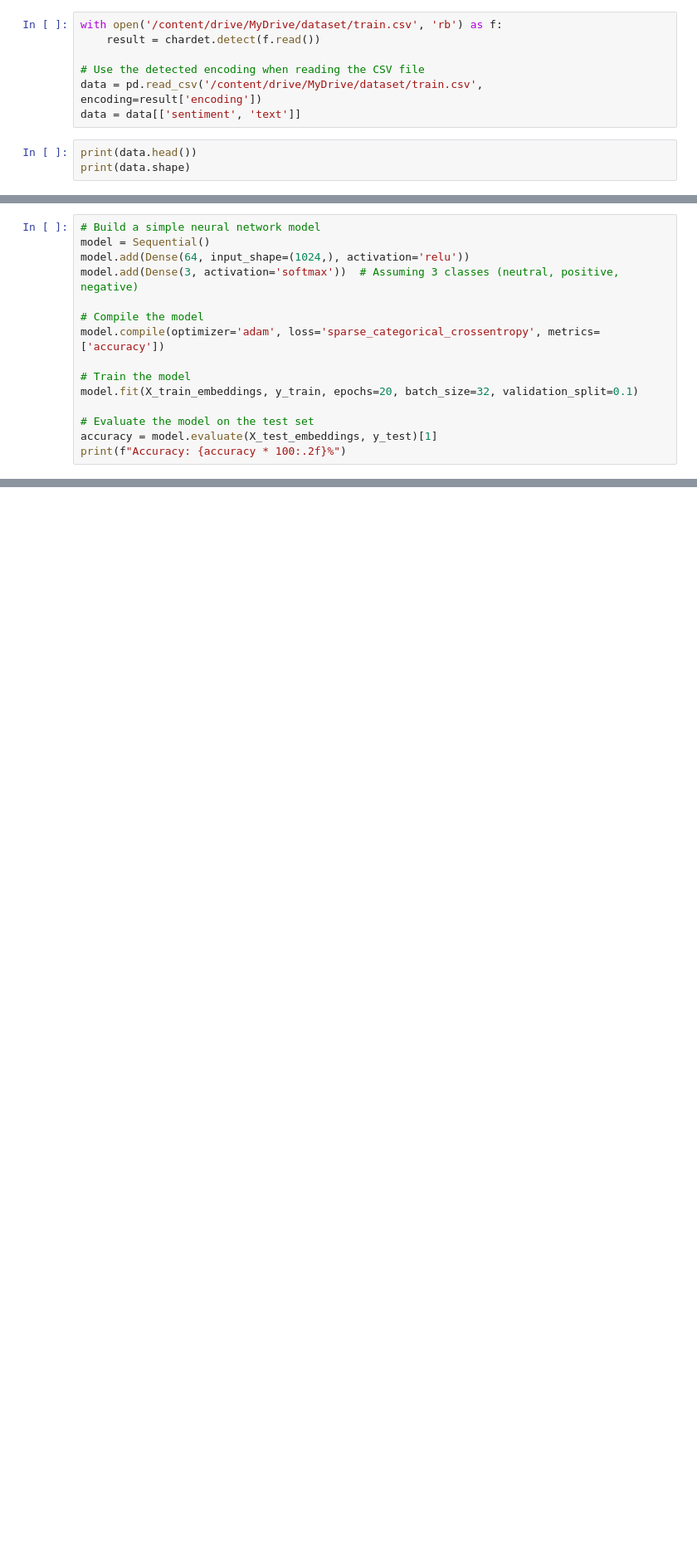
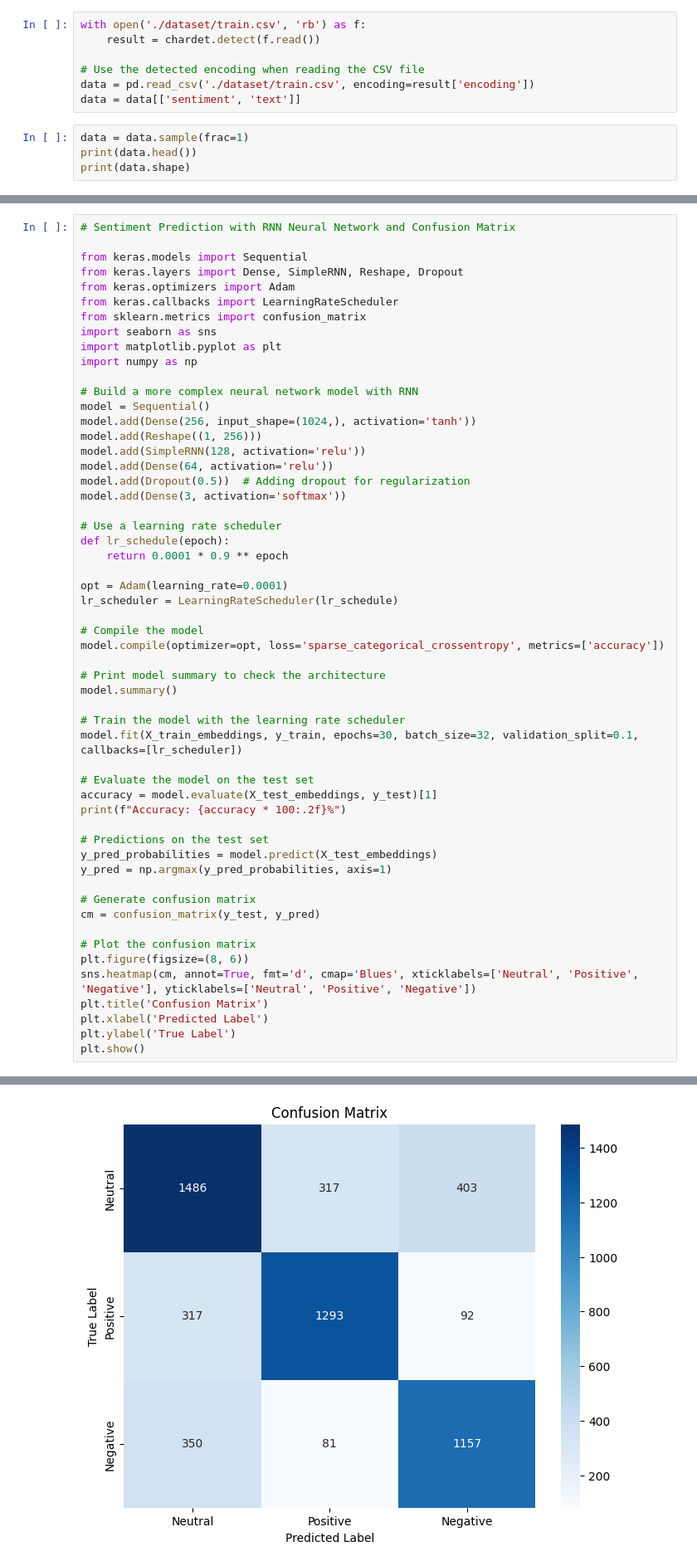
Before and after one commit to facebookresearch/LASER, a Jupyter notebook: tasks/SentimentAnalysis/SentimentAnalysis.ipynb, the cells around one changed output, grey strips where cells are left out. Shown at 83% size. Saved outputs shown, nothing was run; the diff lists cells and outputs as text; blank space fills up the shorter version.

```diff
--- a/tasks/SentimentAnalysis/SentimentAnalysis.ipynb
+++ b/tasks/SentimentAnalysis/SentimentAnalysis.ipynb
@@ -16,10 +67,11 @@ from tqdm import tqdm
 # %%
-with open('/content/drive/MyDrive/dataset/train.csv', 'rb') as f:
+with open('./dataset/train.csv', 'rb') as f:
     result = chardet.detect(f.read())
 
 # Use the detected encoding when reading the CSV file
-data = pd.read_csv('/content/drive/MyDrive/dataset/train.csv', encoding=result['encoding'])
+data = pd.read_csv('./dataset/train.csv', encoding=result['encoding'])
 data = data[['sentiment', 'text']]
 # %%
+data = data.sample(frac=1)
 print(data.head())
 print(data.shape)
@@ -82,15 +158,56 @@ X_test_embeddings = np.array(X_test_embeddings)
-# %%
-# Build a simple neural network model
-model = Sequential()
-model.add(Dense(64, input_shape=(1024,), activation='relu'))
-model.add(Dense(3, activation='softmax'))  # Assuming 3 classes (neutral, positive, negative)
-
-# Compile the model
-model.compile(optimizer='adam', loss='sparse_categorical_crossentropy', metrics=['accuracy'])
-
-# Train the model
-model.fit(X_train_embeddings, y_train, epochs=20, batch_size=32, validation_split=0.1)
-
-# Evaluate the model on the test set
-accuracy = model.evaluate(X_test_embeddings, y_test)[1]
-print(f"Accuracy: {accuracy * 100:.2f}%")
+# %%
+# Sentiment Prediction with RNN Neural Network and Confusion Matrix
+
+from keras.models import Sequential
+from keras.layers import Dense, SimpleRNN, Reshape, Dropout
+from keras.optimizers import Adam
+from keras.callbacks import LearningRateScheduler
+from sklearn.metrics import confusion_matrix
+import seaborn as sns
+import matplotlib.pyplot as plt
+import numpy as np
+
+# Build a more complex neural network model with RNN
+model = Sequential()
+model.add(Dense(256, input_shape=(1024,), activation='tanh'))
+model.add(Reshape((1, 256)))
+model.add(SimpleRNN(128, activation='relu'))
+model.add(Dense(64, activation='relu'))
+model.add(Dropout(0.5))  # Adding dropout for regularization
+model.add(Dense(3, activation='softmax'))
+
+# Use a learning rate scheduler
+def lr_schedule(epoch):
+    return 0.0001 * 0.9 ** epoch
+
+opt = Adam(learning_rate=0.0001)
+lr_scheduler = LearningRateScheduler(lr_schedule)
+
+# Compile the model
+model.compile(optimizer=opt, loss='sparse_categorical_crossentropy', metrics=['accuracy'])
+
+# Print model summary to check the architecture
+model.summary()
+
+# Train the model with the learning rate scheduler
+model.fit(X_train_embeddings, y_train, epochs=30, batch_size=32, validation_split=0.1, callbacks=[lr_scheduler])
+
+# Evaluate the model on the test set
+accuracy = model.evaluate(X_test_embeddings, y_test)[1]
+print(f"Accuracy: {accuracy * 100:.2f}%")
+
+# Predictions on the test set
+y_pred_probabilities = model.predict(X_test_embeddings)
+y_pred = np.argmax(y_pred_probabilities, axis=1)
+
+# Generate confusion matrix
+cm = confusion_matrix(y_test, y_pred)
+
+# Plot the confusion matrix
+plt.figure(figsize=(8, 6))
+sns.heatmap(cm, annot=True, fmt='d', cmap='Blues', xticklabels=['Neutral', 'Positive', 'Negative'], yticklabels=['Neutral', 'Positive', 'Negative'])
+plt.title('Confusion Matrix')
+plt.xlabel('Predicted Label')
+plt.ylabel('True Label')
+plt.show()
+# %% [output]
@@ -96,0 +231 @@ print(f"Accuracy: {accuracy * 100:.2f}%")
+[figure, added]
```
Also changed, not shown: parts of 17 cells of this notebook, 1 other file.
